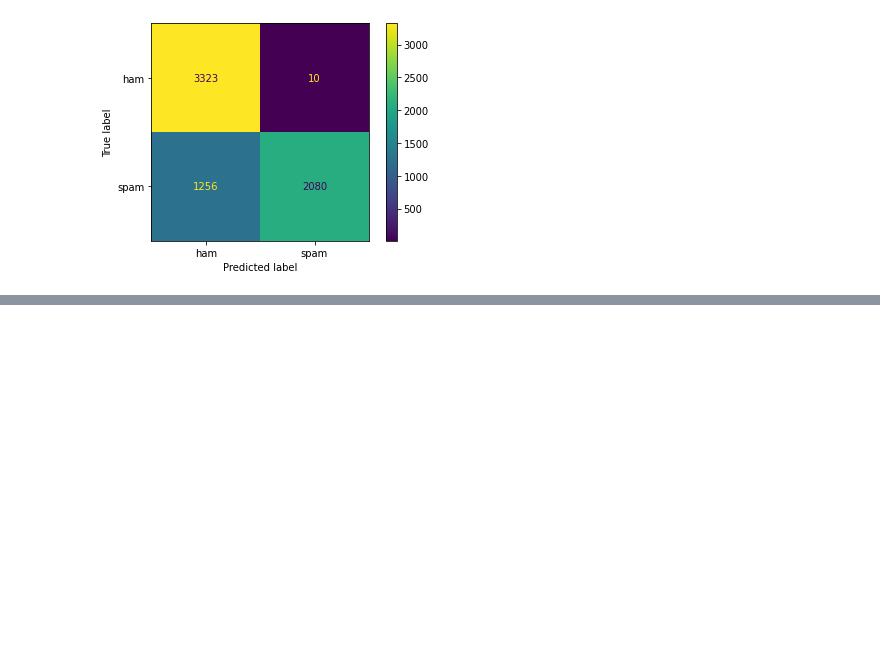
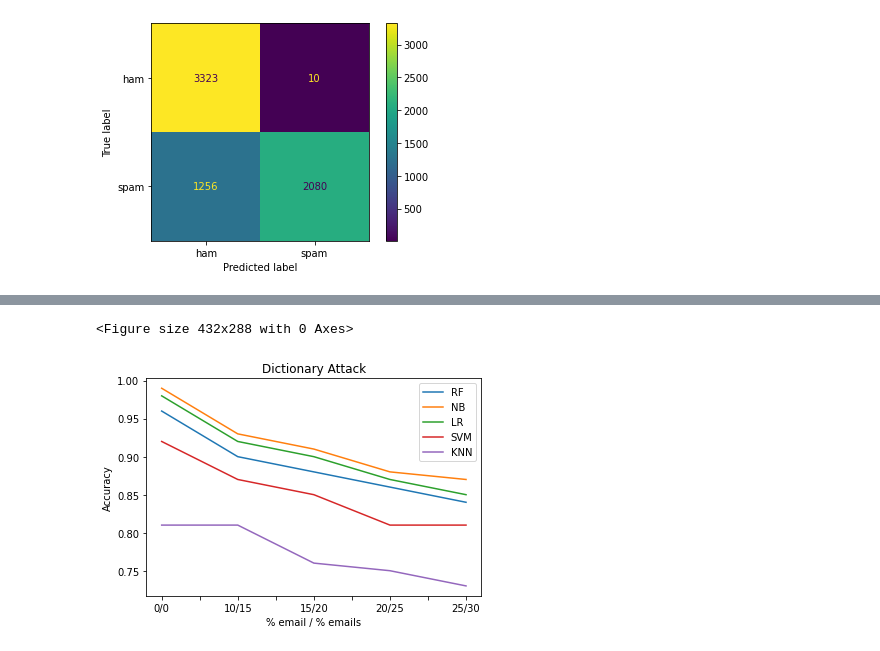
Before and after one commit to MikeZ77/email-spam-detection, a Jupyter notebook: attacks/analysis_dictionary.ipynb, the cells around one changed output, grey strips where cells are left out. Drawn from its saved outputs; the diff is of its cells as text; code cells hidden in the pictures; blank space fills up the shorter version.

```diff
--- a/attacks/analysis_dictionary.ipynb
+++ b/attacks/analysis_dictionary.ipynb
@@ -334,0 +368,16 @@ weighted avg       0.84      0.76      0.75      6669
+# %%
+plt.figure()
+plot_df = pd.DataFrame({
+   'RF': [0.96, 0.90, 0.88, 0.86, 0.84],
+   'NB': [0.99, 0.93, 0.91, 0.88, 0.87],
+   'LR': [0.98, 0.92, 0.90, 0.87, 0.85],
+   'SVM': [0.92, 0.87, 0.85, 0.81, 0.81],
+   'KNN': [0.81, 0.81, 0.76, 0.75, 0.73]
+   }, index=['0/0', '10/15', '15/20', '20/25', '25/30'])
+plot_df.plot(title ='Dictionary Attack')
+plt.xlabel('% email / % emails')
+plt.ylabel('Accuracy')
+plt.show()
+# %% [output]
+<Figure size 432x288 with 0 Axes>
+[figure, added]
```
Also changed, not shown: parts of 8 cells of this notebook, 13 other files.
